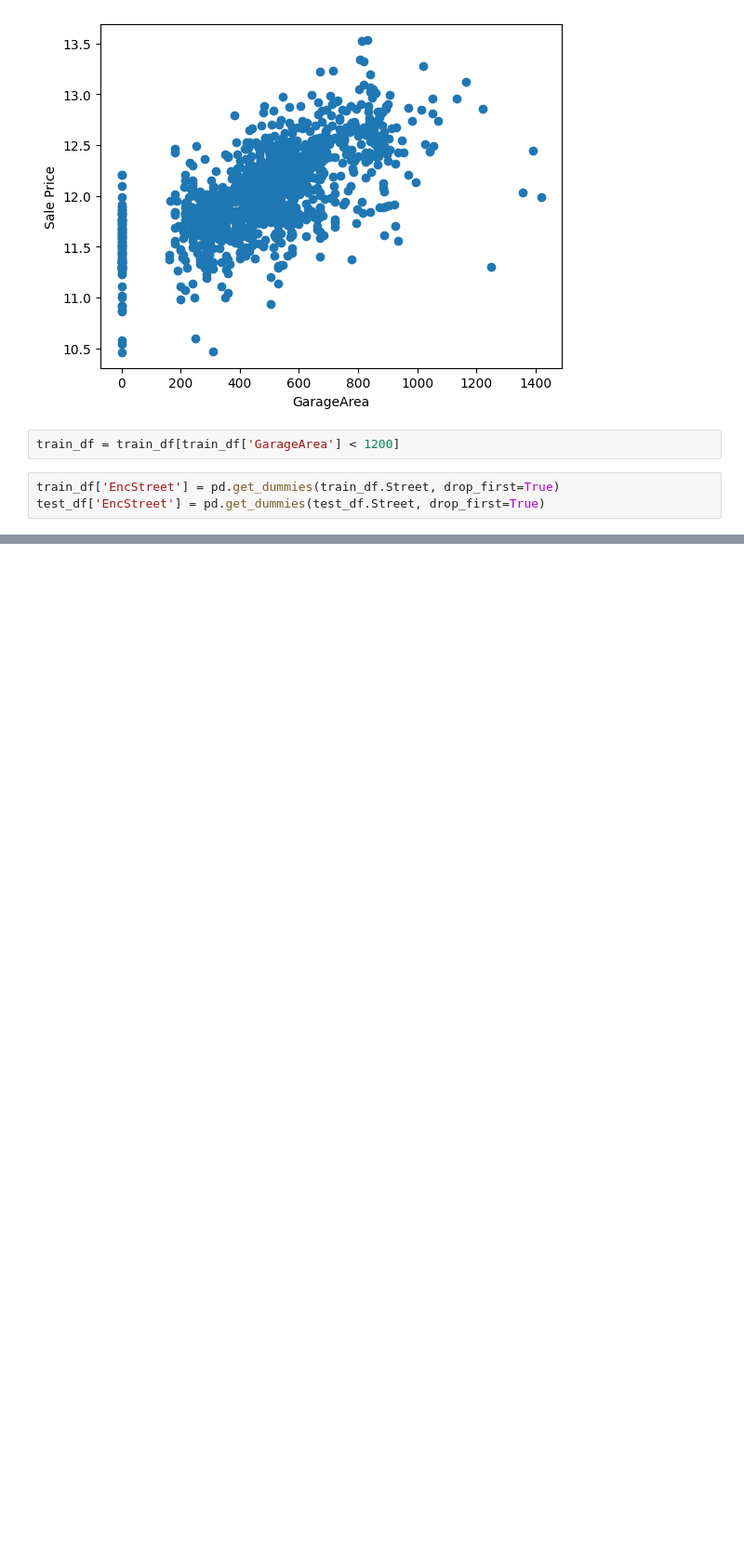
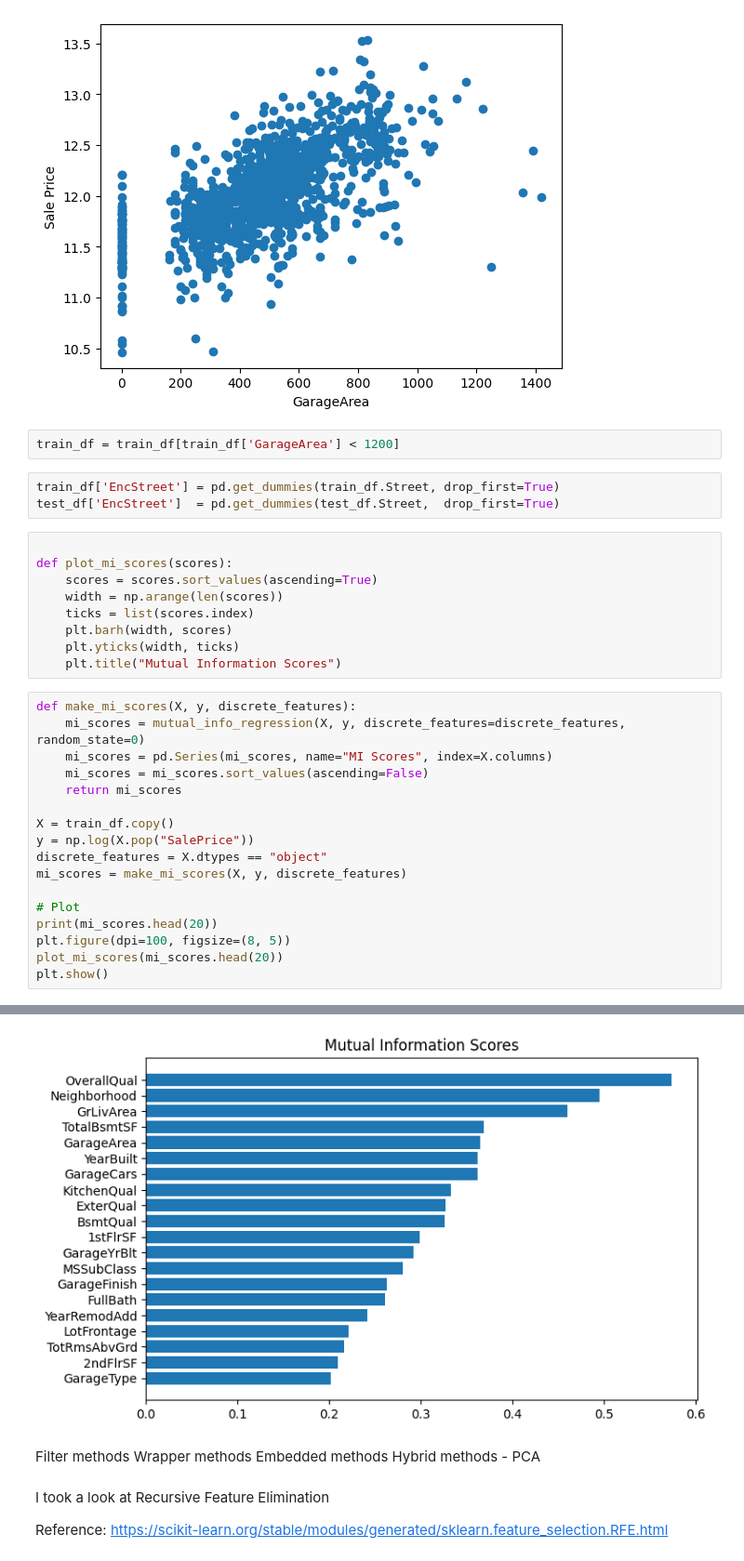
Before and after one commit to viniciusGuerras/pesquisa, a Jupyter notebook: kaggle/house-prices/notebook.ipynb, the cells around one changed output, grey strips where cells are left out. Shown at 93% size. Drawn from its saved outputs; the diff is of its cells as text; blank space fills up the shorter version.

```diff
--- a/kaggle/house-prices/notebook.ipynb
+++ b/kaggle/house-prices/notebook.ipynb
@@ -142,4 +152,31 @@ plt.show()
 train_df = train_df[train_df['GarageArea'] < 1200]
 # %%
 train_df['EncStreet'] = pd.get_dummies(train_df.Street, drop_first=True)
-test_df['EncStreet'] = pd.get_dummies(test_df.Street, drop_first=True)
+test_df['EncStreet']  = pd.get_dummies(test_df.Street,  drop_first=True)
+# %%
+
+def plot_mi_scores(scores):
+    scores = scores.sort_values(ascending=True)
+    width = np.arange(len(scores))
+    ticks = list(scores.index)
+    plt.barh(width, scores)
+    plt.yticks(width, ticks)
+    plt.title("Mutual Information Scores")
+# %%
+def make_mi_scores(X, y, discrete_features):
+    mi_scores = mutual_info_regression(X, y, discrete_features=discrete_features, random_state=0)
+    mi_scores = pd.Series(mi_scores, name="MI Scores", index=X.columns)
+    mi_scores = mi_scores.sort_values(ascending=False)
+    return mi_scores
+
+X = train_df.copy()
+y = np.log(X.pop("SalePrice"))
+discrete_features = X.dtypes == "object"
+mi_scores = make_mi_scores(X, y, discrete_features)
+
+# Plot
+print(mi_scores.head(20))
+plt.figure(dpi=100, figsize=(8, 5))
+plot_mi_scores(mi_scores.head(20))
+plt.show()
+# %% [output]
@@ -145,0 +200,11 @@ test_df['EncStreet'] = pd.get_dummies(test_df.Street, drop_first=True)
+[figure, added]
+# %% [markdown]
+Filter methods
+Wrapper methods
+Embedded methods
+Hybrid methods
+    - PCA
+# %% [markdown]
+I took a look at Recursive Feature Elimination
+
+Reference: https://scikit-learn.org/stable/modules/generated/sklearn.feature_selection.RFE.html
```
Also changed, not shown: parts of 10 cells of this notebook, 1 other file.
